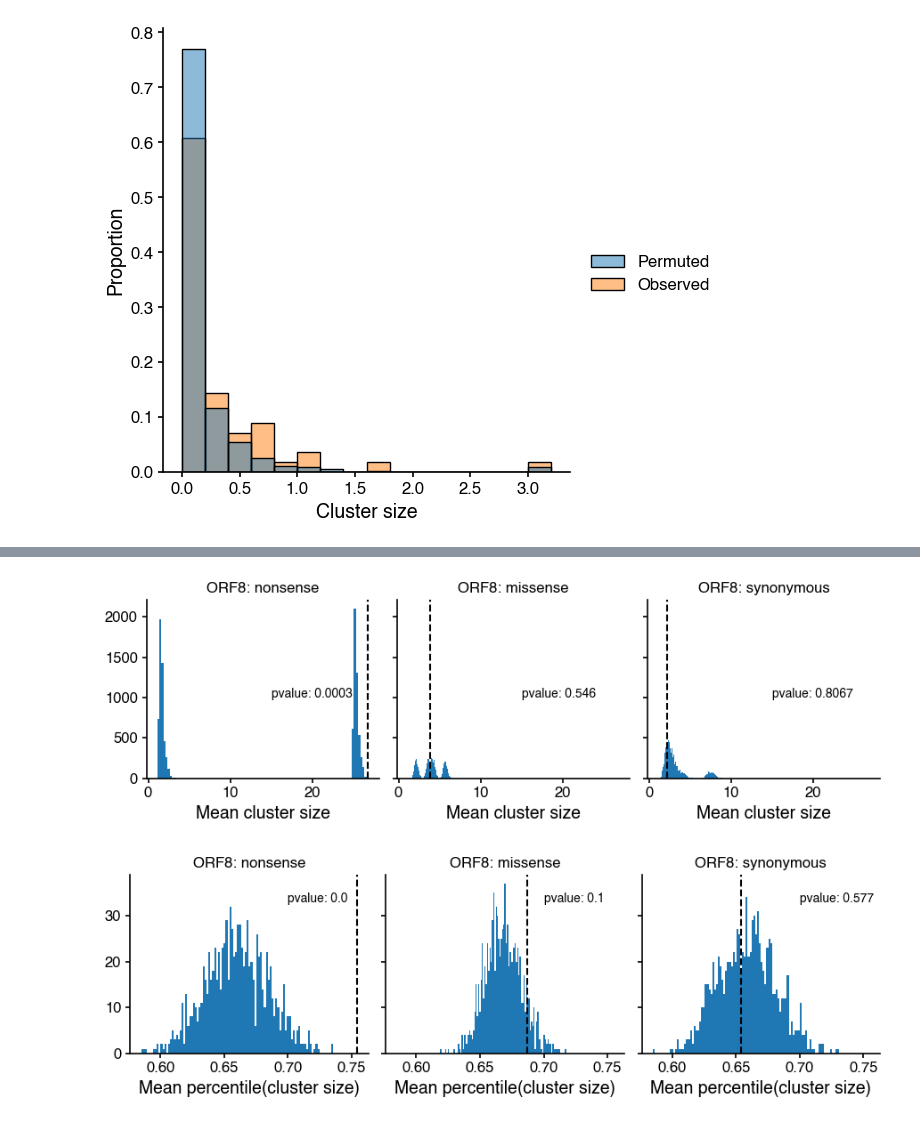
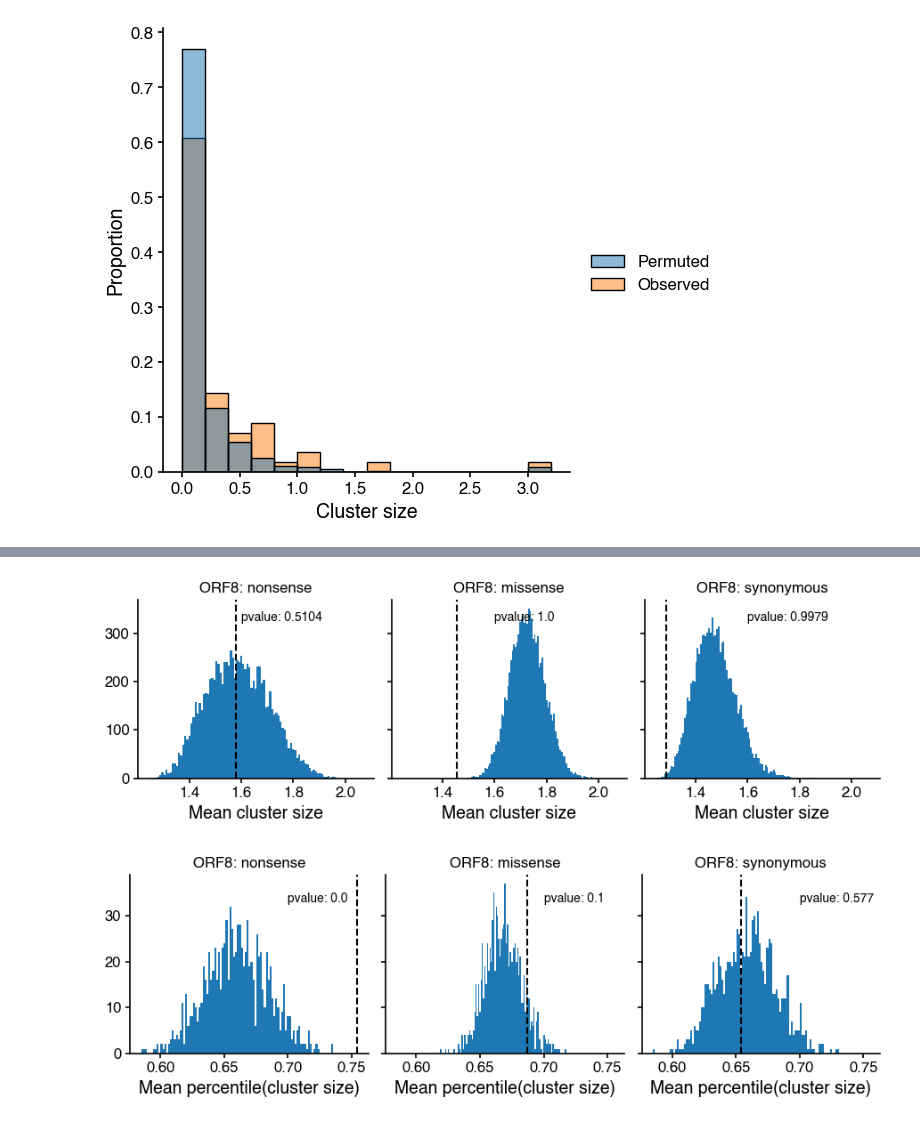
Before and after one commit to blab/ncov-orf8, a Jupyter notebook: notebooks/CompareClusters.ipynb, the cells around one changed output, grey strips where cells are left out. Drawn from its saved outputs; the diff is of its cells as text; code cells hidden in the pictures.

Commit message:
Permutation test kinda works

```diff
--- a/notebooks/CompareClusters.ipynb
+++ b/notebooks/CompareClusters.ipynb
@@ -239,16 +244,26 @@ def permutation_test(df,size,var,direct='greater'):
 def permutation_test_absolute(df,size,var,direct='greater'):
     trueRows = df.loc[df.cladeType=='mut'].index
     trueVar = df.loc[trueRows,var]
-    trueMean = np.mean(trueVar)
+    #trueMean = np.mean(trueVar)
+
     options = get_permutations(df,int(size*1.5))
     variables = [df.loc[options[row,:],var] for row in range(size)]
-    means = np.array([np.mean(df.loc[options[row,:],var]) for row in range(size)])
+    larger = [np.count_nonzero(trueVar.values>=var.values) for var in variables]
+    #print(larger)
+    prop = np.asarray(larger)/len(trueVar)
+    #means = np.array([np.mean(df.loc[options[row,:],var]) for row in range(size)])
+    if var == 'size':
+        trueMean = st.gmean(trueVar)
+        means = np.array([st.gmean(df.loc[options[row,:],var]) for row in range(size)])
+    else:
+        trueMean = np.mean(trueVar)
+        means = np.array([np.mean(df.loc[options[row,:],var]) for row in range(size)])
     if direct == 'greater':
-        total = len(means[means >= trueMean])
+        total = len(means[means > trueMean])
     else:
-        total = len(means[means<=trueMean])
+        total = len(means[means<trueMean])
     pvalue = total/size
-    return pvalue, variables, means
+    return pvalue, variables, means,prop
 # %%
 stops8 = big_df[(big_df.gene=='ORF8')&(big_df.mutType=='stops')]
 syn8 = big_df[(big_df.gene=='ORF8')&(big_df.mutType=='syn')]
@@ -262,19 +294,17 @@ for lab, dataset in zip(['nonsense','missense','synonymous'],[stops8,ns8,syn8]):
     orf8[lab] = {}
     for var in ['size','time']:
         orf8[lab][var] = {}
-        p, permut, means = permutation_test_absolute(dataset,10000,var)
+        p, permut, means,larger = permutation_test_absolute(dataset,10000,var)
         true = dataset.loc[trueRows,var]
         orf8[lab][var]['pvalue'] = p
         orf8[lab][var]['permuted'] = permut
         orf8[lab][var]['means'] = means
         orf8[lab][var]['observed'] = true
-        orf8[lab][var]['mean'] = np.mean(true)
+        if var == 'size':
+            orf8[lab][var]['mean'] = st.gmean(true)
+        else:
+            orf8[lab][var]['mean'] = np.mean(true)
+        orf8[lab][var]['propLarger'] = larger
-# %%
-for lab, dataset in zip(['nonsense','missense','synonymous'],[stops8,ns8,syn8]):
-    for var in ['size','time']:
-        true = true_percentile(dataset,var)
-        orf8Percentile[lab][var]['observed'] = true
-        orf8Percentile[lab][var]['mean'] = np.mean(true)
 # %%
 for key in orf8.keys():
     print(key)
@@ -309,7 +342,7 @@ for lab, dataset in zip(['nonsense','missense','synonymous'],[stops8,ns8,syn8]):
     for var in ['size','time']:
         orf8Percentile[lab][var] = {}
         p, permut, means = permutation_test(dataset,1000,var)
-        true = true_percentile(datset,var)
+        true = true_percentile(dataset,var)
         orf8Percentile[lab][var]['pvalue'] = p
         orf8Percentile[lab][var]['permuted'] = permut
         orf8Percentile[lab][var]['means'] = means
@@ -363,8 +411,8 @@ def plot_permutation(diction,gene, xlab,var,x,y):
 # %%
-fig = plot_permutation(orf8,'ORF8','Mean cluster size','size',15,1000)
-fig.savefig('figs/permutation_clusterSize.pdf')
+fig = plot_permutation(orf8,'ORF8','Mean cluster size','size',1.6,325)
+#fig.savefig('figs/permutation_clusterSize.pdf')
 # %% [output]
-[figure, old version]
+[figure, new version]
 # %%
 fig = plot_permutation(orf8Percentile,'ORF8','Mean percentile(cluster size)','size',0.7,33)
 fig.savefig('figs/permutationPercentile_clusterSize.pdf')
```
Also changed, not shown: parts of 16 cells of this notebook, 19 other files.
